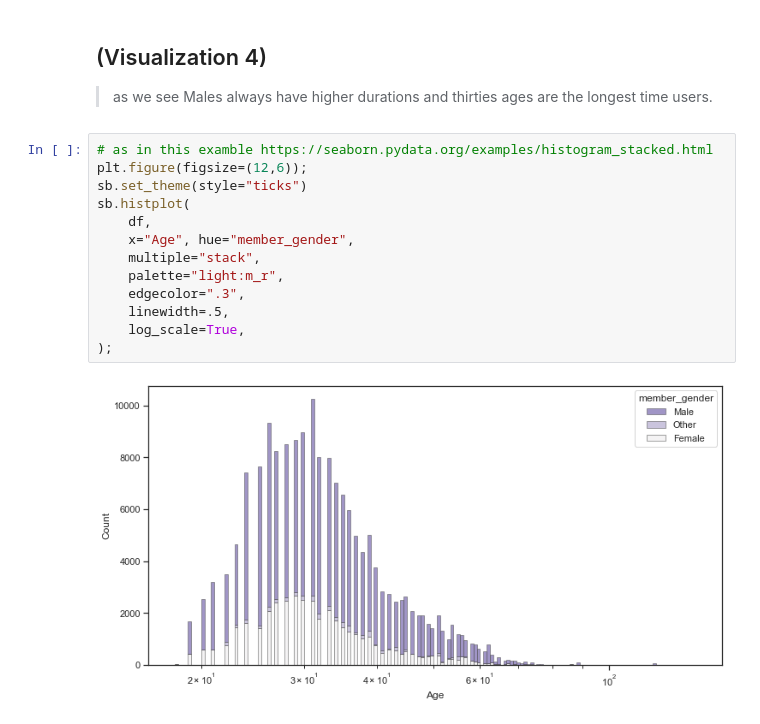
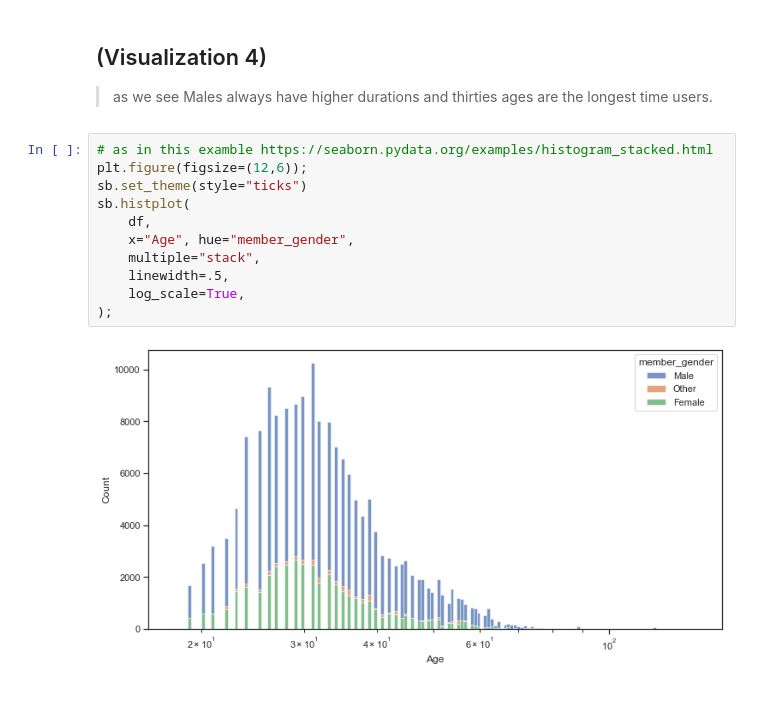
Before and after one commit to Theabdelkader/Communicate-Data-Findings-Ford-GoBike-System, a Jupyter notebook: slide_deck_template.ipynb, the cells around one changed output. Saved outputs shown, nothing was run; the diff lists cells and outputs as text.

```diff
--- a/slide_deck_template.ipynb
+++ b/slide_deck_template.ipynb
@@ -90,15 +90,13 @@ plt.ylabel('Number of bike used');
 # %%
 # as in this examble https://seaborn.pydata.org/examples/histogram_stacked.html
 plt.figure(figsize=(12,6));
 sb.set_theme(style="ticks")
 sb.histplot(
     df,
     x="Age", hue="member_gender",
     multiple="stack",
-    palette="light:m_r",
-    edgecolor=".3",
     linewidth=.5,
     log_scale=True,
 );
 # %% [output]
-[figure, old version]
+[figure, new version]
```
Also changed, not shown: parts of 8 cells of this notebook, 2 other files.
